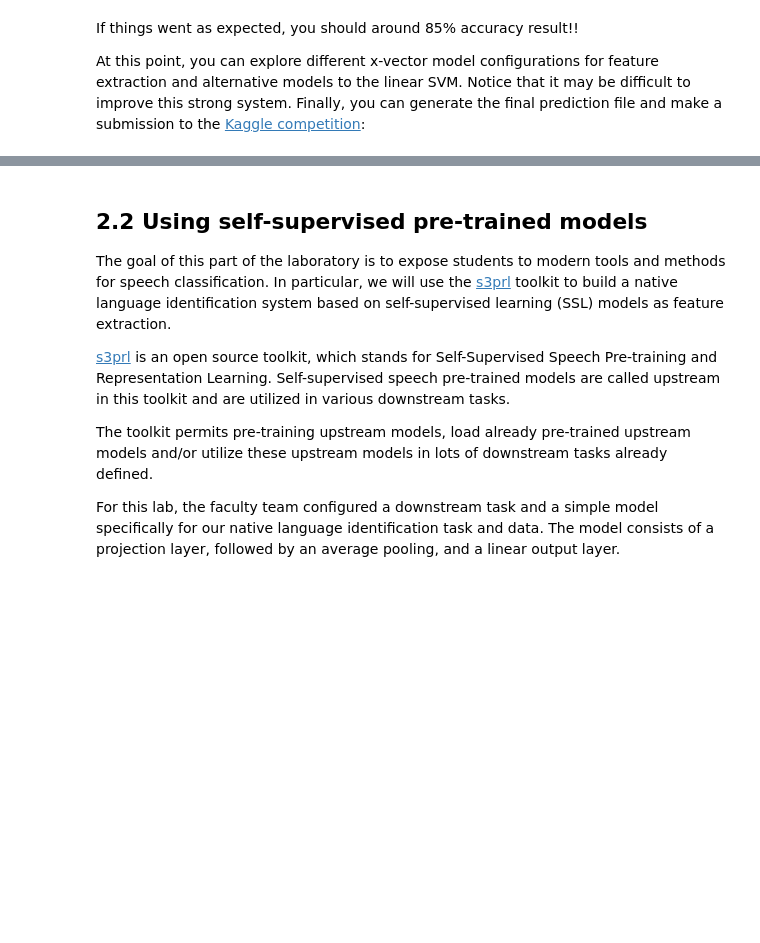
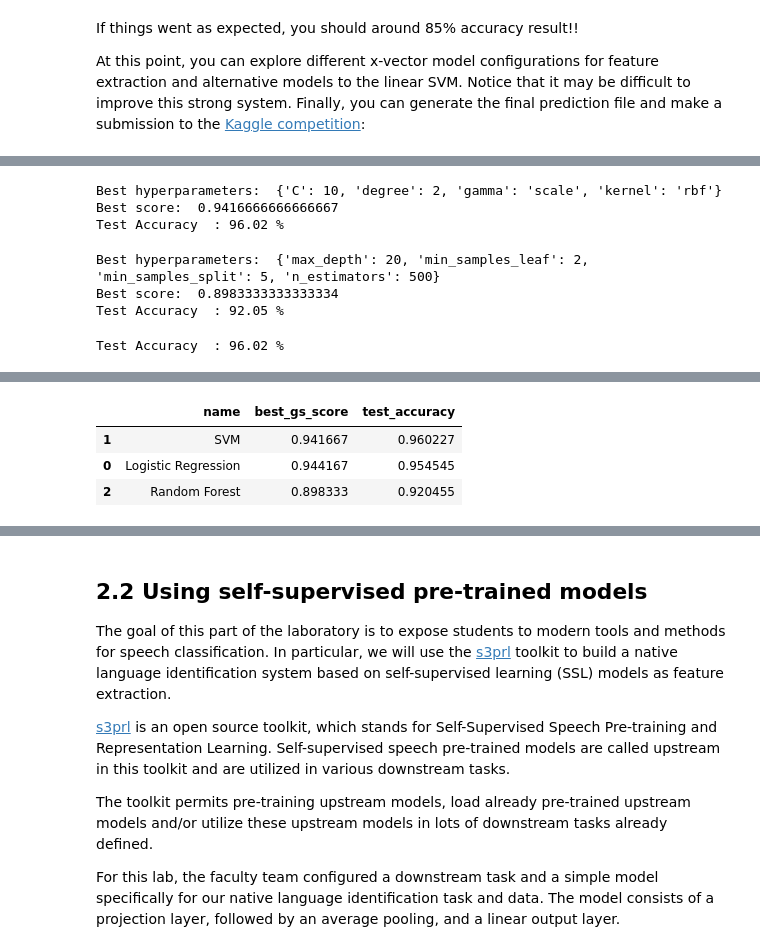
Before and after one commit to piotrmigdalek/spoken-language-processing-23-24-IST, a Jupyter notebook: slp-lab2/lab2_part2.ipynb, the cells around one changed output, grey strips where cells are left out. Drawn from its saved outputs; the diff is of its cells as text; code cells hidden in the pictures; blank space fills up the shorter version.

```diff
--- a/slp-lab2/lab2_part2.ipynb
+++ b/slp-lab2/lab2_part2.ipynb
@@ -116,8 +130,7 @@ The following are examples of x-vector models available in the `speechbrain` mod
 # %% [markdown]
 The following code cell shows how to import one of those models to obtain an embedding vector:
 # %%
-
-xvector_model = EncoderClassifier.from_hparams(source=f"{CWD}/tmp", savedir=f"{CWD}/tmp")
+xvector_model = EncoderClassifier.from_hparams(source="speechbrain/spkrec-ecapa-voxceleb", savedir=f"{CWD}/tmp/spkrec-ecapa-voxceleb")
 
 signal = xvector_model.load_audio(f'{DATADIR}/train100/audio/train_0005.wav')
 emb =  xvector_model.encode_batch(signal, normalize=True)
@@ -508,0 +534,68 @@ At this point, you can explore different x-vector model configurations for featu
+# %%
+param_grid_svc = {
+        'C': [0.1, 0.5, 1, 2, 5, 10],
+        'kernel': ['linear', 'rbf', 'poly'],
+        'degree': [2, 3, 4],
+        'gamma': ['scale', 'auto']
+}
+
+svc = SVC()
+grid_search_svc = GridSearchCV(svc, param_grid_svc, cv=5, n_jobs=-1)
+grid_search_svc.fit(train_data, train_labels)
+
+svc = SVC(**grid_search_svc.best_params_)
+svc.fit(train_data, train_labels)
+
+print("Best hyperparameters: ", grid_search_svc.best_params_)
+print("Best score: ", grid_search_svc.best_score_)
+print("Test Accuracy  : {:.2f} %".format(accuracy_score(svc.predict(dev_data), dev_labels)*100))
+
+best_model_results.append({'name': 'SVM',
+                           'best_gs_score': grid_search_svc.best_score_,
+                           'test_accuracy': accuracy_score(svc.predict(dev_data), dev_labels)})
+# %% [output]
+Best hyperparameters:  {'C': 10, 'degree': 2, 'gamma': 'scale', 'kernel': 'rbf'}
+Best score:  0.9416666666666667
+Test Accuracy  : 96.02 %
+# %%
+param_grid_rf = {
+    'n_estimators': [50, 100, 200, 500],
+    'max_depth': [10, 20, 30, 40, 50],
+    'min_samples_split': [2, 5, 10],
+    'min_samples_leaf': [1, 2, 4]
+}
+
+rf = RandomForestClassifier(random_state=42)
+
+grid_search_rf = GridSearchCV(rf, param_grid_rf, cv=5, n_jobs=-1)
+grid_search_rf.fit(train_data, train_labels)
+rf = grid_search_rf.best_estimator_
+
+print("Best hyperparameters: ", grid_search_rf.best_params_)
+print("Best score: ", grid_search_rf.best_score_)
+print("Test Accuracy  : {:.2f} %".format(accuracy_score(rf.predict(dev_data), dev_labels)*100))
+
+best_model_results.append({'name': 'Random Forest',
+                           'best_gs_score': grid_search_rf.best_score_,
+                           'test_accuracy': accuracy_score(rf.predict(dev_data), dev_labels)})
+# %% [output]
+Best hyperparameters:  {'max_depth': 20, 'min_samples_leaf': 2, 'min_samples_split': 5, 'n_estimators': 500}
+Best score:  0.8983333333333334
+Test Accuracy  : 92.05 %
+# %%
+# create the base estimators
+estimators = [('rf', rf), ('svc', svc), ('lr', lr)]
+
+# create the stacking classifier
+stacking_clf = StackingClassifier(estimators=estimators, final_estimator=LogisticRegression())
+
+stacking_clf.fit(train_data, train_labels)
+print("Test Accuracy  : {:.2f} %".format(accuracy_score(stacking_clf.predict(dev_data), dev_labels)*100))
+# %% [output]
+Test Accuracy  : 96.02 %
+# %%
+#!pip install pandas
+import pandas as pd
+
+pd.DataFrame(best_model_results).sort_values(by='test_accuracy', ascending=False)
+# %% [output]
@@ -508,0 +616,4 @@ At this point, you can explore different x-vector model configurations for featu
+|  | name | best_gs_score | test_accuracy |
+| 1 | SVM | 0.941667 | 0.960227 |
+| 0 | Logistic Regression | 0.944167 | 0.954545 |
+| 2 | Random Forest | 0.898333 | 0.920455 |
```
Also changed, not shown: parts of 23 cells of this notebook.
